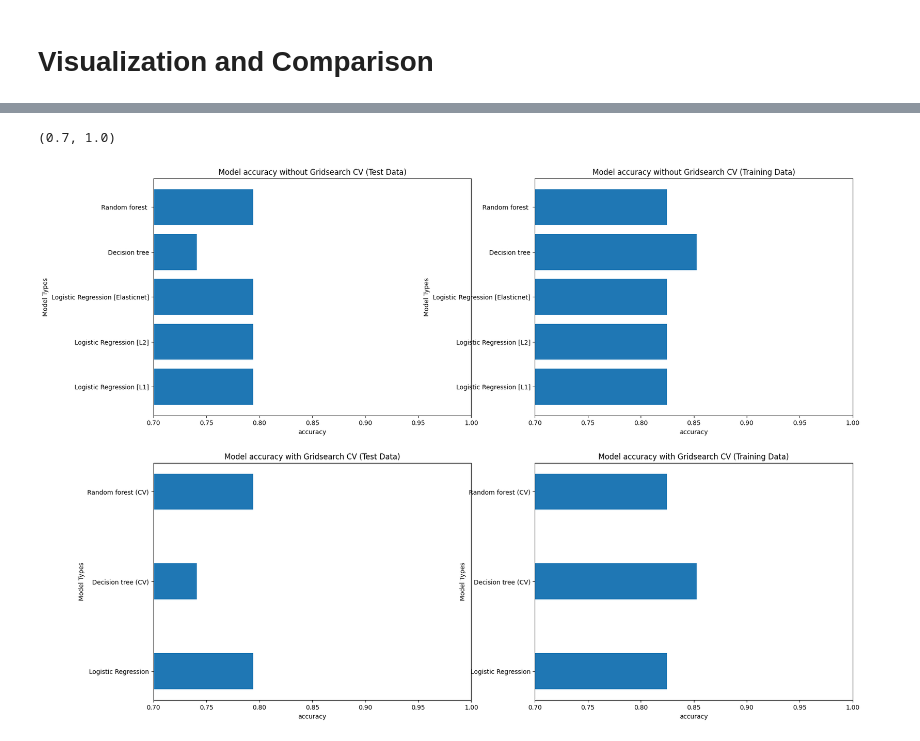
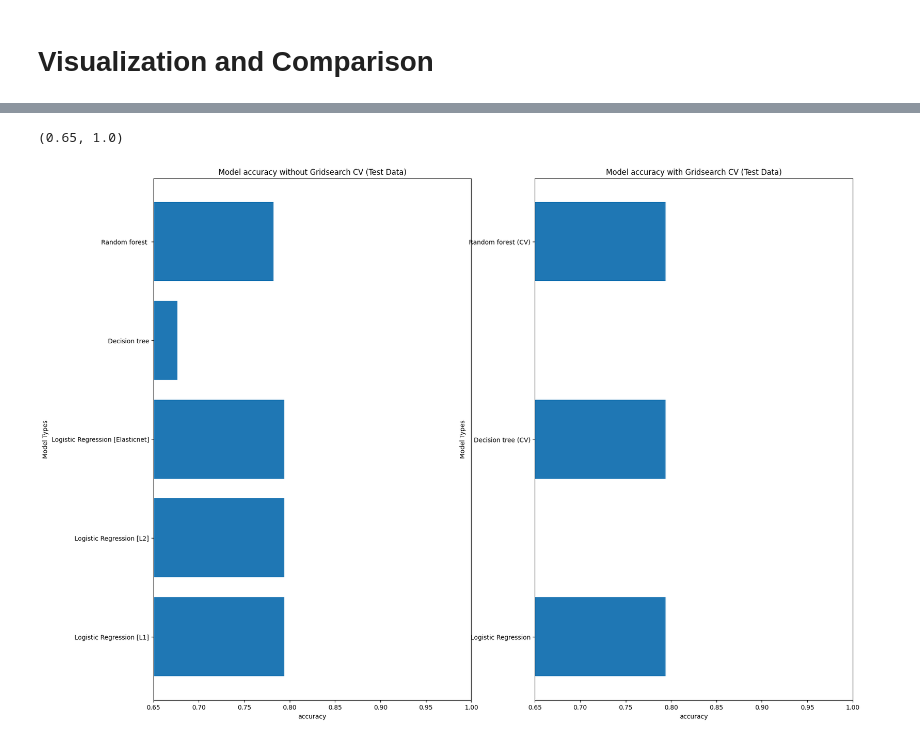
Before and after one commit to mostafa-abdelrashid/-Predicting-Loan-Approval, a Jupyter notebook: Project.ipynb, the cells around one changed output, grey strips where cells are left out. Saved outputs shown, nothing was run; the diff lists cells and outputs as text; code cells hidden in the pictures.

```diff
--- a/Project.ipynb
+++ b/Project.ipynb
@@ -522,4 +555,4 @@ tree_clf_cv.best_params_
 # %%
-tree_clf=DecisionTreeClassifier(**tree_clf_cv.best_params_)
-tree_clf.fit(x_train,y_train)
+tree_clf_cv=DecisionTreeClassifier(**tree_clf_cv.best_params_)
+tree_clf_cv.fit(x_train,y_train)
 # %% [output]
@@ -528,4 +561,4 @@ DecisionTreeClassifier(criterion='entropy', max_depth=5, min_samples_leaf=4,
 # %%
-y_pred=tree_clf.predict(x_test)
+y_pred=tree_clf_cv.predict(x_test)
 accuracy_score(y_test,y_pred)
 # %% [output]
@@ -533,8 +566,8 @@ accuracy_score(y_test,y_pred)
 # %% [markdown]
 # 3.3 - Random forest with grid search
 # %%
-n_estimators = [100,300, 500, 1500]
-max_depth = [2, 3, 5]
+n_estimators = [200,400, 600,800,1000,1200,1400,1700,2000]
+max_depth = [2, 3, 5,10]
 max_depth.append(None)
 min_samples_split = [2, 5,20]
 min_samples_leaf = [1, 2, 4,10]
@@ -546,7 +579,7 @@ params_grid = {'n_estimators': n_estimators,
 
 rf_clf_cv = RandomForestClassifier(random_state=42)
 
-rf_cv = GridSearchCV(rf_clf, params_grid, scoring="f1", cv=3, verbose=2, n_jobs=-1)
+rf_cv = GridSearchCV(rf_clf, params_grid, scoring="accuracy", cv=3, verbose=2, n_jobs=-1)
 
 
 rf_cv.fit(x_train, y_train)
@@ -566,11 +622,10 @@ acc_list={}
 acc_list_training_data={}
 models={log_reg_l1:"Logistic Regression [L1]",log_reg_l2:"Logistic Regression [L2]",log_reg_elastic:"Logistic Regression [Elasticnet]",tree_clf:"Decision tree",rf_clf:"Random forest ",log_reg_cv:"Logistic Regression",tree_clf_cv:"Decision tree (CV)",rf_clf_cv:"Random forest (CV)"}
 for model in models.keys():
+    model.fit(x_train,y_train)
     y_pred=model.predict(x_test)
     acc=accuracy_score(y_test,y_pred)
     acc_list[models[model]]=acc
     y_pred=model.predict(x_train)
     acc=accuracy_score(y_train,y_pred)
     acc_list_training_data[models[model]]=acc
-
-acc_list_training_data
@@ -586,41 +655,23 @@ acc_list_training_data
 # %%
-fig ,ax=plt.subplots(ncols=2,nrows=2,figsize=(20,15))
+fig ,ax=plt.subplots(ncols=2,nrows=1,figsize=(20,15))
 model_names = list(acc_list.keys())[:5]
 model_scores = list(acc_list.values())[:5]
 
-ax[0,0].set_ylabel("Model Types")
-ax[0,0].set_xlabel("accuracy")
-ax[0,0].barh(model_names,model_scores)
-ax[0,0].set_title("Model accuracy without Gridsearch CV (Test Data)")
-ax[0,0].set_xlim(0.7,1)
+ax[0].set_ylabel("Model Types")
+ax[0].set_xlabel("accuracy")
+ax[0].barh(model_names,model_scores)
+ax[0].set_title("Model accuracy without Gridsearch CV (Test Data)")
+ax[0].set_xlim(0.65,1)
 
 model_names_cv = list(acc_list.keys())[5:]
 model_scores_cv = list(acc_list.values())[5:]
 
 
-ax[1,0].set_ylabel("Model Types")
-ax[1,0].set_xlabel("accuracy")
-ax[1,0].barh(model_names_cv,model_scores_cv,height=0.4)
-ax[1,0].set_title("Model accuracy with Gridsearch CV (Test Data)")
-ax[1,0].set_xlim(0.7,1)
-
-model_names = list(acc_list_training_data.keys())[:5]
-model_scores = list(acc_list_training_data.values())[:5]
-ax[0,1].set_ylabel("Model Types")
-ax[0,1].set_xlabel("accuracy")
-ax[0,1].barh(model_names,model_scores)
-ax[0,1].set_title("Model accuracy without Gridsearch CV (Training Data)")
-ax[0,1].set_xlim(0.7,1)
-
-model_names_cv = list(acc_list_training_data.keys())[5:]
-model_scores_cv = list(acc_list_training_data.values())[5:]
-
-
-ax[1,1].set_ylabel("Model Types")
-ax[1,1].set_xlabel("accuracy")
-ax[1,1].barh(model_names_cv,model_scores_cv,height=0.4)
-ax[1,1].set_title("Model accuracy with Gridsearch CV (Training Data)")
-ax[1,1].set_xlim(0.7,1)
+ax[1].set_ylabel("Model Types")
+ax[1].set_xlabel("accuracy")
+ax[1].barh(model_names_cv,model_scores_cv,height=0.4)
+ax[1].set_title("Model accuracy with Gridsearch CV (Test Data)")
+ax[1].set_xlim(0.65,1)
 # %% [output]
-(0.7, 1.0)
+(0.65, 1.0)
-[figure, old version]
+[figure, new version]
```
Also changed, not shown: parts of 20 cells of this notebook.
